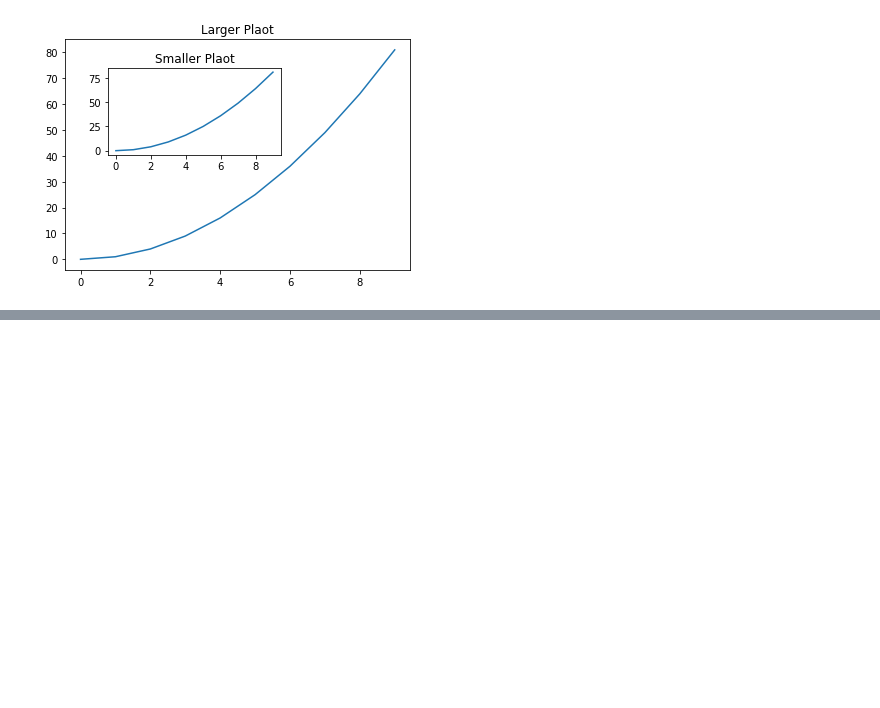
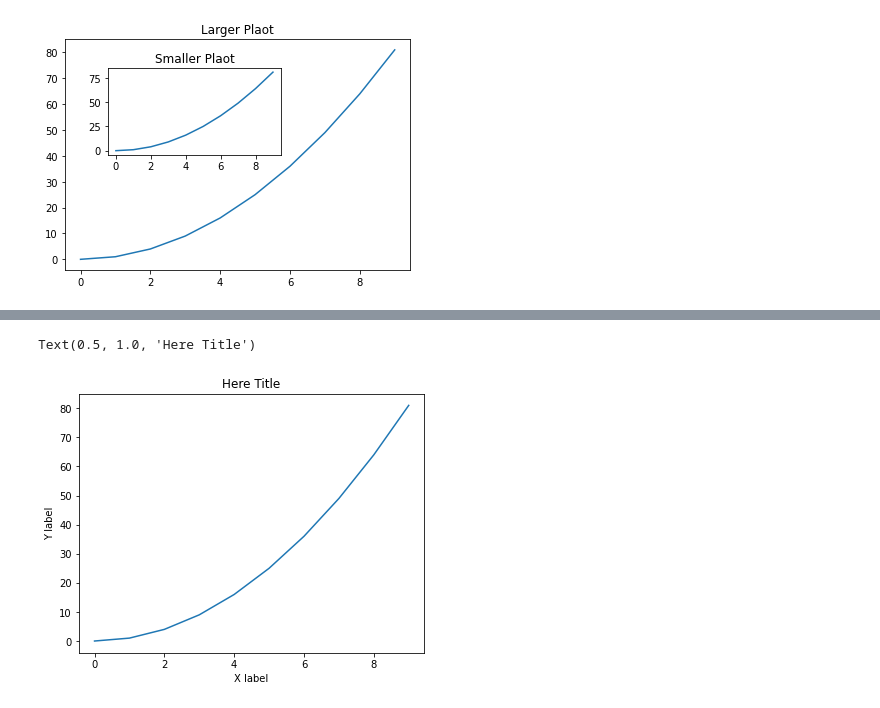
Before and after one commit to dailycodeminskole/DS_B, a Jupyter notebook: MATPLOTLIB UDEMY.ipynb, the cells around one changed output, grey strips where cells are left out. Saved outputs shown, nothing was run; the diff lists cells and outputs as text; code cells hidden in the pictures; blank space fills up the shorter version.

```diff
--- a/MATPLOTLIB UDEMY.ipynb
+++ b/MATPLOTLIB UDEMY.ipynb
@@ -122,0 +132,11 @@ Text(0.5, 1.0, 'Larger Plaot')
+# %%
+fig = plt.figure() #creating fig object
+axes  = fig.add_axes([0.1,0.5,0.8,0.9]) #(left, bottom, width, height)
+axes.plot(x,y)
+# adding labels
+axes.set_xlabel("X label")
+axes.set_ylabel("Y label")
+axes.set_title("Here Title")
+# %% [output]
+Text(0.5, 1.0, 'Here Title')
+[figure, added]
```
Also changed, not shown: parts of 30 cells of this notebook.
